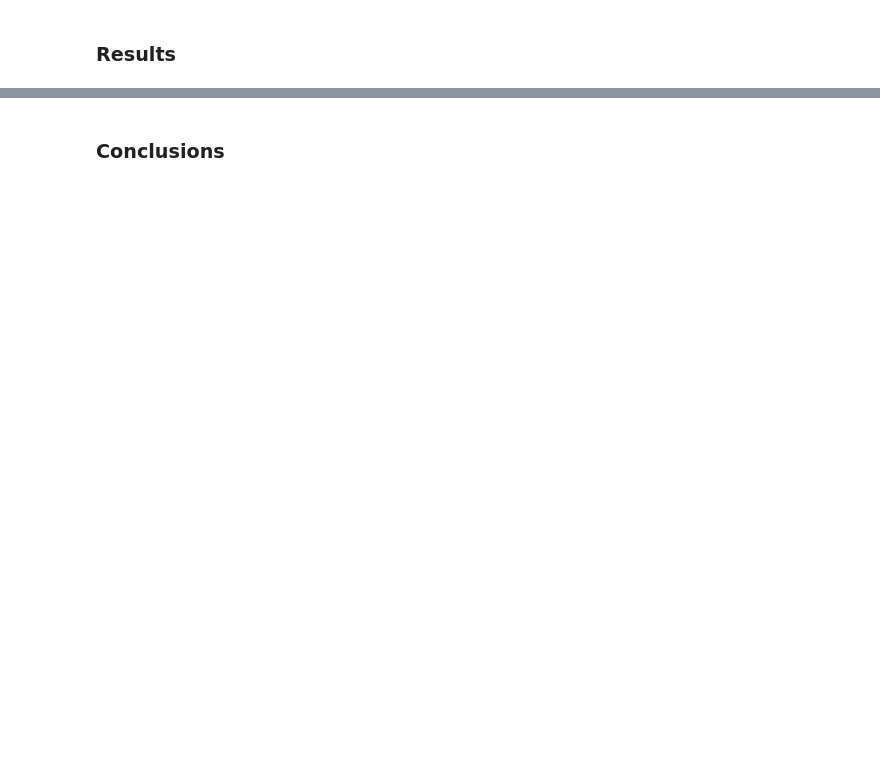
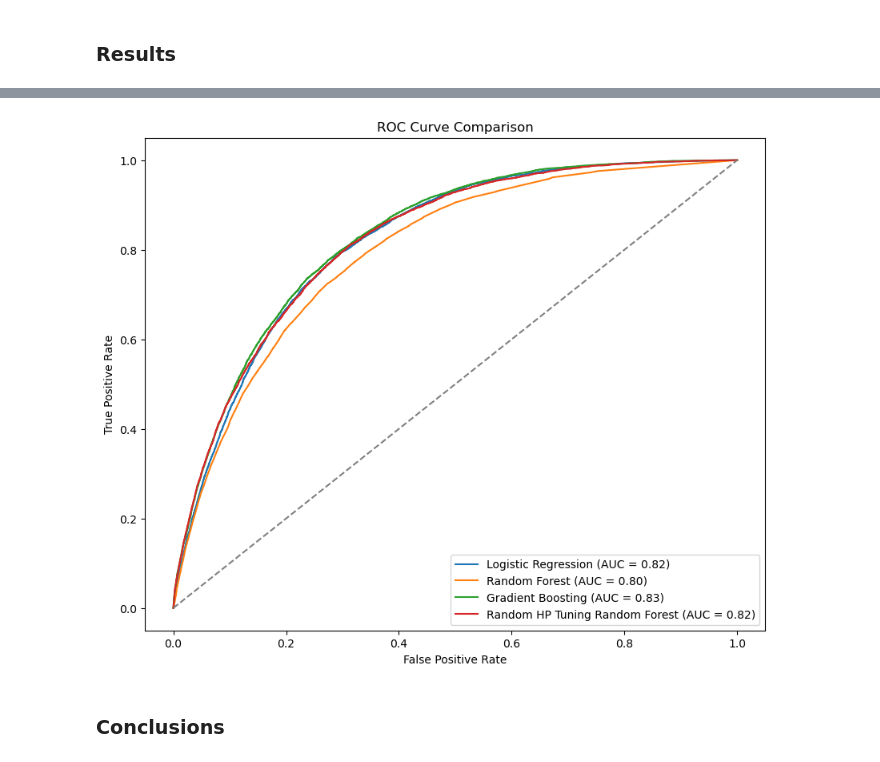
Before and after one commit to jman102/CSCA5622-Final-Project, a Jupyter notebook: final_project.ipynb, the cells around one changed output, grey strips where cells are left out. Saved outputs shown, nothing was run; the diff lists cells and outputs as text; code cells hidden in the pictures; blank space fills up the shorter version.

```diff
--- a/final_project.ipynb
+++ b/final_project.ipynb
@@ -273,0 +280,17 @@ weighted avg       0.82      0.86      0.83     63420
+# %%
+# Define parameter distribution for RandomizedSearchCV
+param_dist = {
+    'n_estimators': np.arange(100, 1000, 100),  # Number of trees in the forest
+    'max_depth': [None, 10, 20, 30, 40],  # Max depth of the trees
+    'min_samples_split': [2, 5, 10],  # Minimum number of samples required to split a node
+    'min_samples_leaf': [1, 2, 4],    # Minimum number of samples required at a leaf node
+    'max_features': ['auto', 'sqrt', 'log2'],  # Number of features to consider for each split
+    'bootstrap': [True, False]  # Whether to use bootstrap samples
+}
+
+# Use RandomizedSearchCV to randomly search hyperparameters
+random_search = RandomizedSearchCV(estimator=rf_clf, param_distributions=param_dist, n_iter=10, cv=2, verbose=2, random_state=42)
+random_search.fit(data.X_train, data.y_train)
+
+# Best parameters from RandomizedSearchCV
+print("Best Parameters from RandomizedSearchCV:", random_search.best_params_)
@@ -273,0 +333,6 @@ weighted avg       0.82      0.86      0.83     63420
+# %%
+best_rf_clf = random_search.best_estimator_
+y_pred = best_rf_clf.predict(data.X_test)
+
+evaluate_model("                 Random Forest", data.y_test, rf_data.y_pred)
+evaluate_model("Random HP Tuning Random Forest", data.y_test, y_pred)
@@ -274,2 +357,16 @@ weighted avg       0.82      0.86      0.83     63420
+# %%
+plt.figure(figsize=(10, 8))
+plot_roc_curve("Logistic Regression", data.y_test, lr_clf.predict_proba(data.X_test)[:,1])
+plot_roc_curve("Random Forest", data.y_test, rf_clf.predict_proba(data.X_test)[:,1])
+plot_roc_curve("Gradient Boosting", data.y_test, gb_clf.predict_proba(data.X_test)[:,1])
+plot_roc_curve("Random HP Tuning Random Forest", data.y_test, best_rf_clf.predict_proba(data.X_test)[:,1])
+plt.plot([0, 1], [0, 1], linestyle="--", color="gray")  # Diagonal line (random guess)
+plt.title("ROC Curve Comparison")
+plt.xlabel("False Positive Rate")
+plt.ylabel("True Positive Rate")
+plt.legend(loc="lower right")
+plt.show()
+# %% [output]
+[figure, added]
 # %% [markdown]
 ### Conclusions
```
Also changed, not shown: parts of 29 cells of this notebook.
